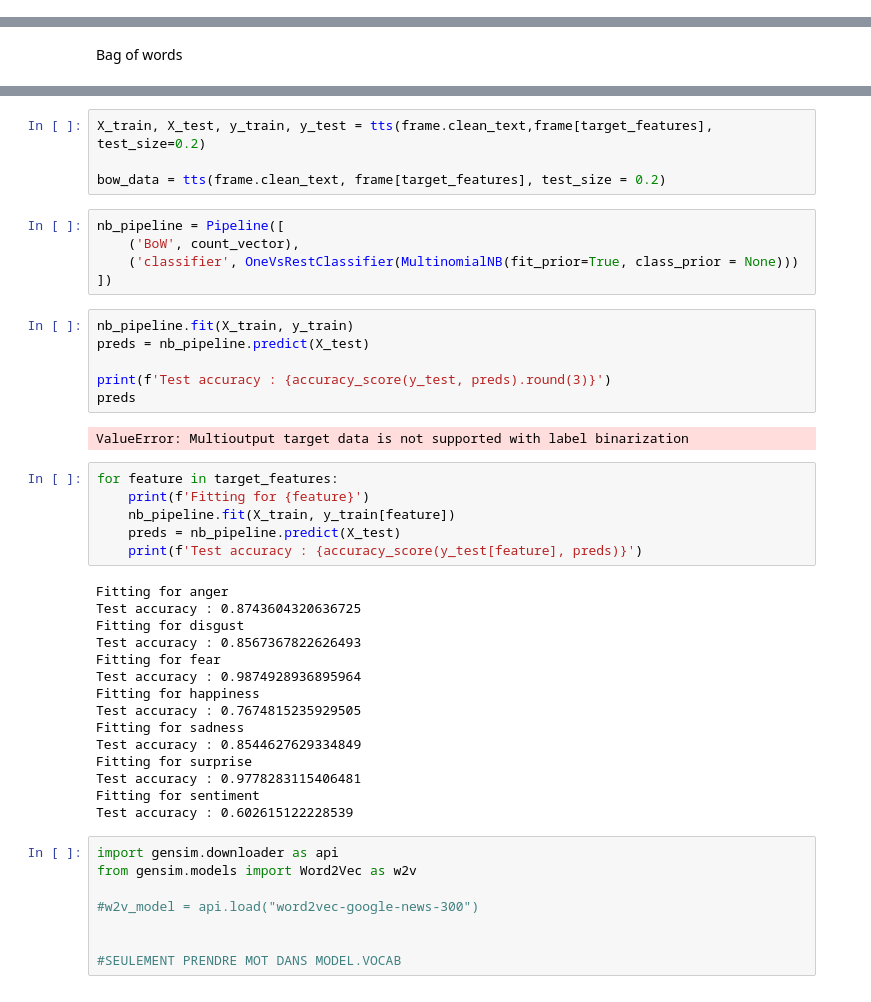
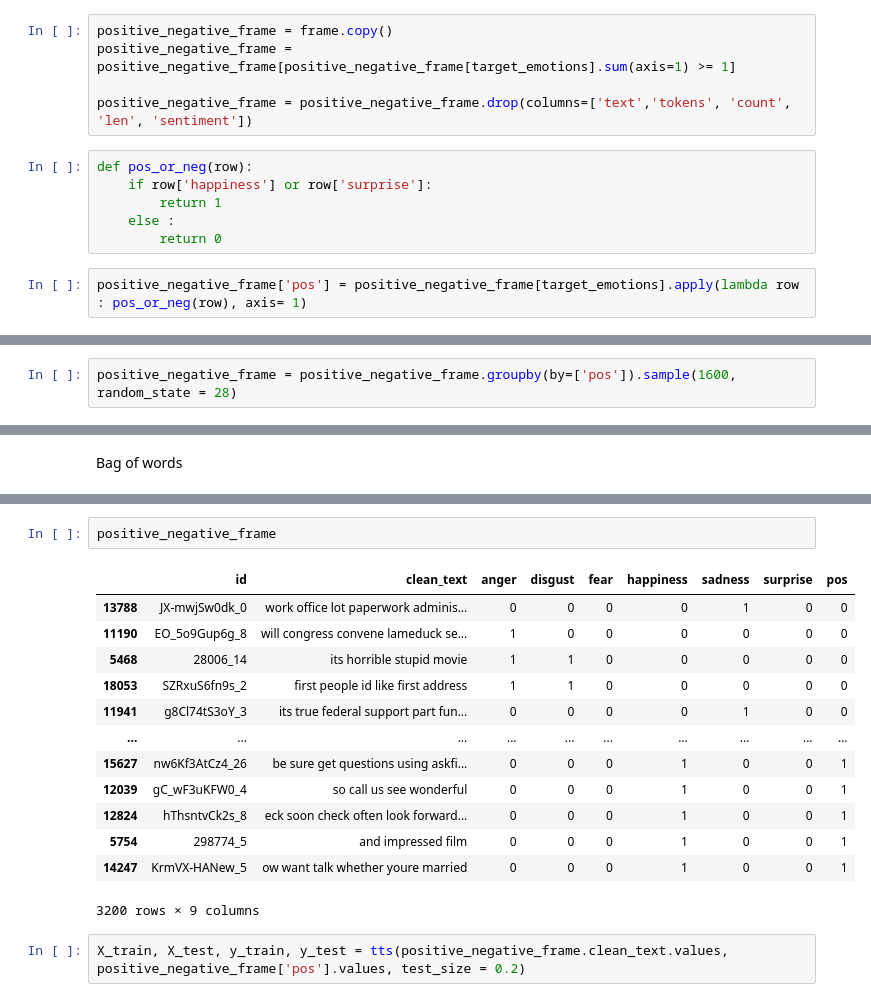
Before and after one commit to phgz/emotion, a Jupyter notebook: notebooks/text-model.ipynb, the cells around one changed output, grey strips where cells are left out. Cells and saved outputs as stored; diff of their text form.

```diff
--- a/notebooks/text-model.ipynb
+++ b/notebooks/text-model.ipynb
@@ -189,0 +202,13 @@ frame = frame[frame[emotions].sum(axis=1) >0]
+# %%
+positive_negative_frame = frame.copy()
+positive_negative_frame = positive_negative_frame[positive_negative_frame[target_emotions].sum(axis=1) >= 1]
+
+positive_negative_frame = positive_negative_frame.drop(columns=['text','tokens', 'count', 'len', 'sentiment'])
+# %%
+def pos_or_neg(row):
+    if row['happiness'] or row['surprise']:
+        return 1
+    else :
+        return 0
+# %%
+positive_negative_frame['pos'] = positive_negative_frame[target_emotions].apply(lambda row : pos_or_neg(row), axis= 1)
@@ -190,3 +221,5 @@ frame = frame[frame[emotions].sum(axis=1) >0]
+# %%
+positive_negative_frame = positive_negative_frame.groupby(by=['pos']).sample(1600, random_state = 28)
 # %%
 #nltk.download('averaged_perceptron_tagger')
 #df_text['tagged'] = df_text['tokens'].apply(nltk.tag.pos_tag )
@@ -204,46 +277,18 @@ counts = count_vector.fit_transform(frame.clean_text)
+# %%
+positive_negative_frame
+# %% [output]
+|  | id | clean_text | anger | disgust | fear | happiness | sadness | surprise | pos |
+| 13788 | JX-mwjSw0dk_0 | work office lot paperwork adminis... | 0 | 0 | 0 | 0 | 1 | 0 | 0 |
+| 11190 | EO_5o9Gup6g_8 | will congress convene lameduck se... | 1 | 0 | 0 | 0 | 0 | 0 | 0 |
+| 5468 | 28006_14 | its horrible stupid movie | 1 | 1 | 0 | 0 | 0 | 0 | 0 |
+| 18053 | SZRxuS6fn9s_2 | first people id like first address | 1 | 1 | 0 | 0 | 0 | 0 | 0 |
+| 11941 | g8Cl74tS3oY_3 | its true federal support part fun... | 0 | 0 | 0 | 0 | 1 | 0 | 0 |
+| ... | ... | ... | ... | ... | ... | ... | ... | ... | ... |
+| 15627 | nw6Kf3AtCz4_26 | be sure get questions using askfi... | 0 | 0 | 0 | 1 | 0 | 0 | 1 |
+| 12039 | gC_wF3uKFW0_4 | so call us see wonderful | 0 | 0 | 0 | 1 | 0 | 0 | 1 |
+| 12824 | hThsntvCk2s_8 | eck soon check often look forward... | 0 | 0 | 0 | 1 | 0 | 0 | 1 |
+| 5754 | 298774_5 | and impressed film | 0 | 0 | 0 | 1 | 0 | 0 | 1 |
+| 14247 | KrmVX-HANew_5 | ow want talk whether youre married | 0 | 0 | 0 | 1 | 0 | 0 | 1 |
+3200 rows × 9 columns
 # %%
-X_train, X_test, y_train, y_test = tts(frame.clean_text,frame[target_features], test_size=0.2)
-
-bow_data = tts(frame.clean_text, frame[target_features], test_size = 0.2)
+X_train, X_test, y_train, y_test = tts(positive_negative_frame.clean_text.values, positive_negative_frame['pos'].values, test_size = 0.2)
-# %%
-nb_pipeline = Pipeline([
-    ('BoW', count_vector),
-    ('classifier', OneVsRestClassifier(MultinomialNB(fit_prior=True, class_prior = None)))
-])
-# %%
-nb_pipeline.fit(X_train, y_train)
-preds = nb_pipeline.predict(X_test)
-
-print(f'Test accuracy : {accuracy_score(y_test, preds).round(3)}')
-preds
-# %% [output]
-ValueError: Multioutput target data is not supported with label binarization
-# %%
-for feature in target_features:
-    print(f'Fitting for {feature}')
-    nb_pipeline.fit(X_train, y_train[feature])
-    preds = nb_pipeline.predict(X_test)
-    print(f'Test accuracy : {accuracy_score(y_test[feature], preds)}')
-# %% [output]
-Fitting for anger
-Test accuracy : 0.8743604320636725
-Fitting for disgust
-Test accuracy : 0.8567367822626493
-Fitting for fear
-Test accuracy : 0.9874928936895964
-Fitting for happiness
-Test accuracy : 0.7674815235929505
-Fitting for sadness
-Test accuracy : 0.8544627629334849
-Fitting for surprise
-Test accuracy : 0.9778283115406481
-Fitting for sentiment
-Test accuracy : 0.602615122228539
-# %%
-import gensim.downloader as api
-from gensim.models import Word2Vec as w2v
-
-#w2v_model = api.load("word2vec-google-news-300")
-
-
-#SEULEMENT PRENDRE MOT DANS MODEL.VOCAB
```
Also changed, not shown: parts of 30 cells of this notebook, 1 other file.
